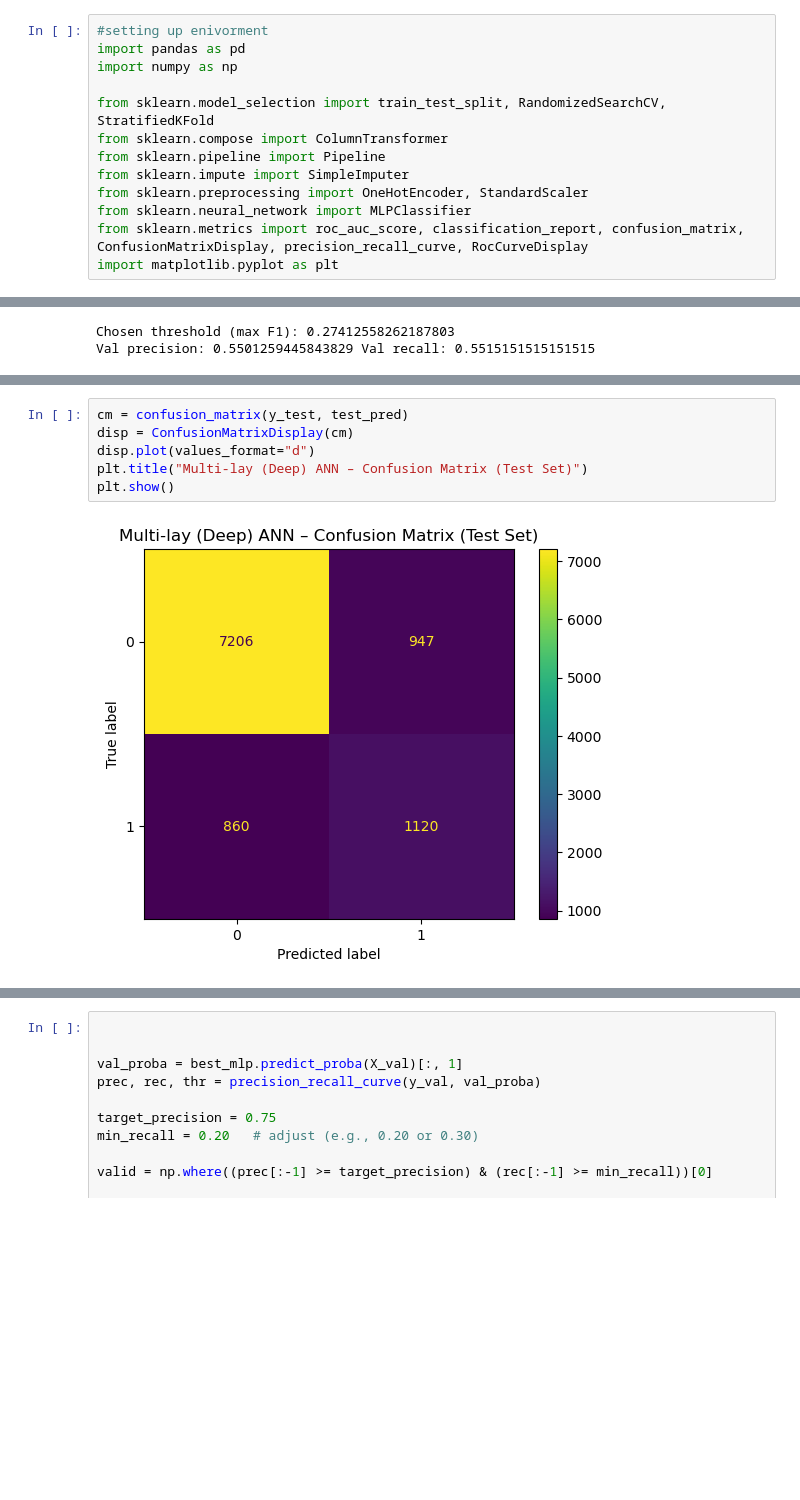
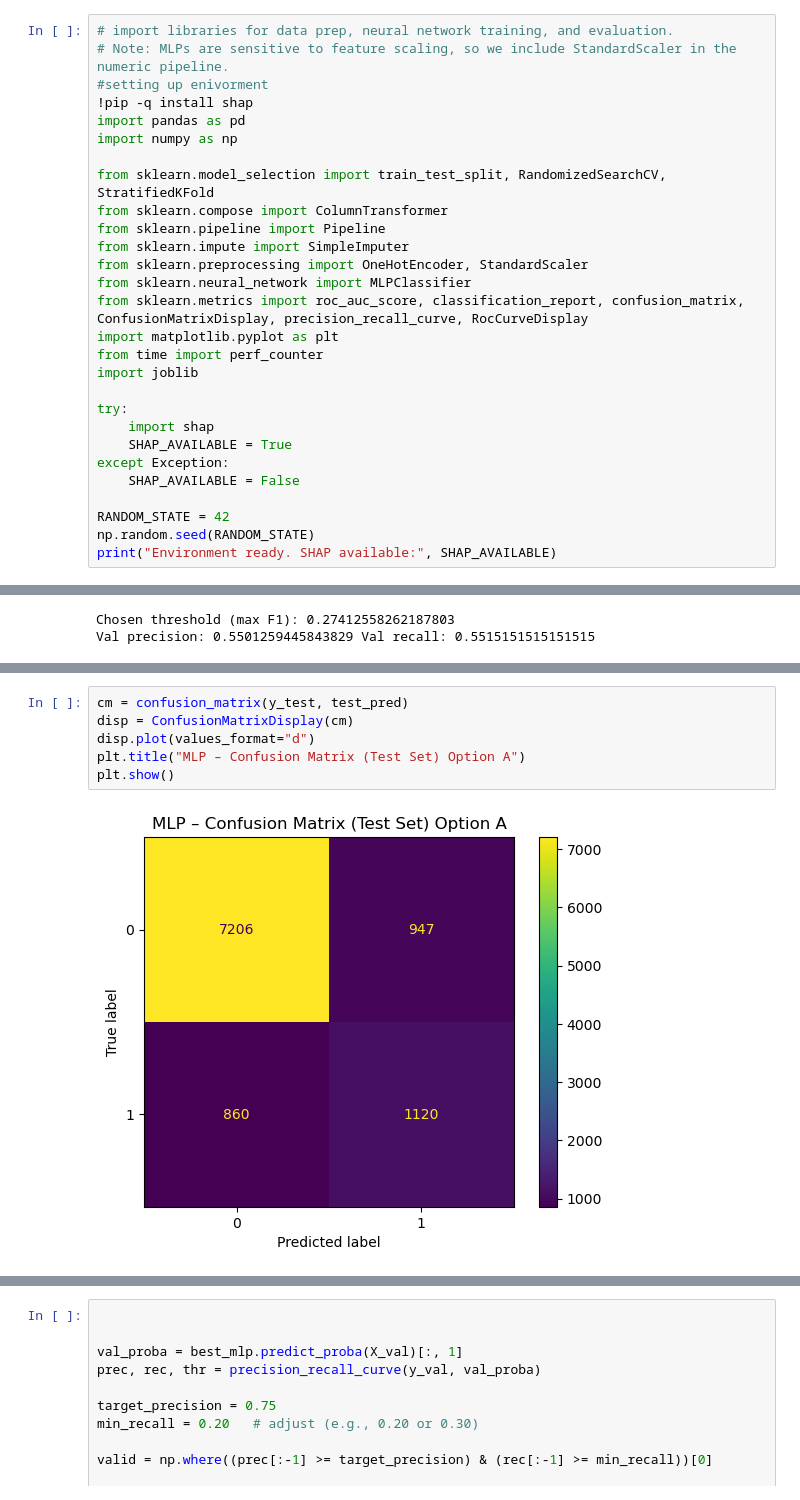
Before and after one commit to K-Allison/3019061_ITNPBD6, a Jupyter notebook: Multilayer_Perceptron.ipynb, the cells around one changed output, grey strips where cells are left out. Saved outputs shown, nothing was run; the diff lists cells and outputs as text; blank space fills up the shorter version.

```diff
--- a/Multilayer_Perceptron.ipynb
+++ b/Multilayer_Perceptron.ipynb
@@ -1,7 +1,10 @@
 # %% [markdown]
 # Multi-layer Perceptron (MLP)
 # %%
+# import libraries for data prep, neural network training, and evaluation.
+# Note: MLPs are sensitive to feature scaling, so we include StandardScaler in the numeric pipeline.
 #setting up enivorment
+!pip -q install shap
 import pandas as pd
 import numpy as np
 
@@ -13,3 +16,15 @@ from sklearn.preprocessing import OneHotEncoder, StandardScaler
 from sklearn.neural_network import MLPClassifier
 from sklearn.metrics import roc_auc_score, classification_report, confusion_matrix, ConfusionMatrixDisplay, precision_recall_curve, RocCurveDisplay
 import matplotlib.pyplot as plt
+from time import perf_counter
+import joblib
+
+try:
+    import shap
+    SHAP_AVAILABLE = True
+except Exception:
+    SHAP_AVAILABLE = False
+
+RANDOM_STATE = 42
+np.random.seed(RANDOM_STATE)
+print("Environment ready. SHAP available:", SHAP_AVAILABLE)
@@ -169,8 +276,8 @@ weighted avg      0.825     0.822     0.823     10133
 # %%
 cm = confusion_matrix(y_test, test_pred)
 disp = ConfusionMatrixDisplay(cm)
 disp.plot(values_format="d")
-plt.title("Multi-lay (Deep) ANN – Confusion Matrix (Test Set)")
+plt.title("MLP – Confusion Matrix (Test Set) Option A")
 plt.show()
 # %% [output]
-[figure, old version]
+[figure, new version]
```
Also changed, not shown: parts of 23 cells of this notebook, 2 other files.
